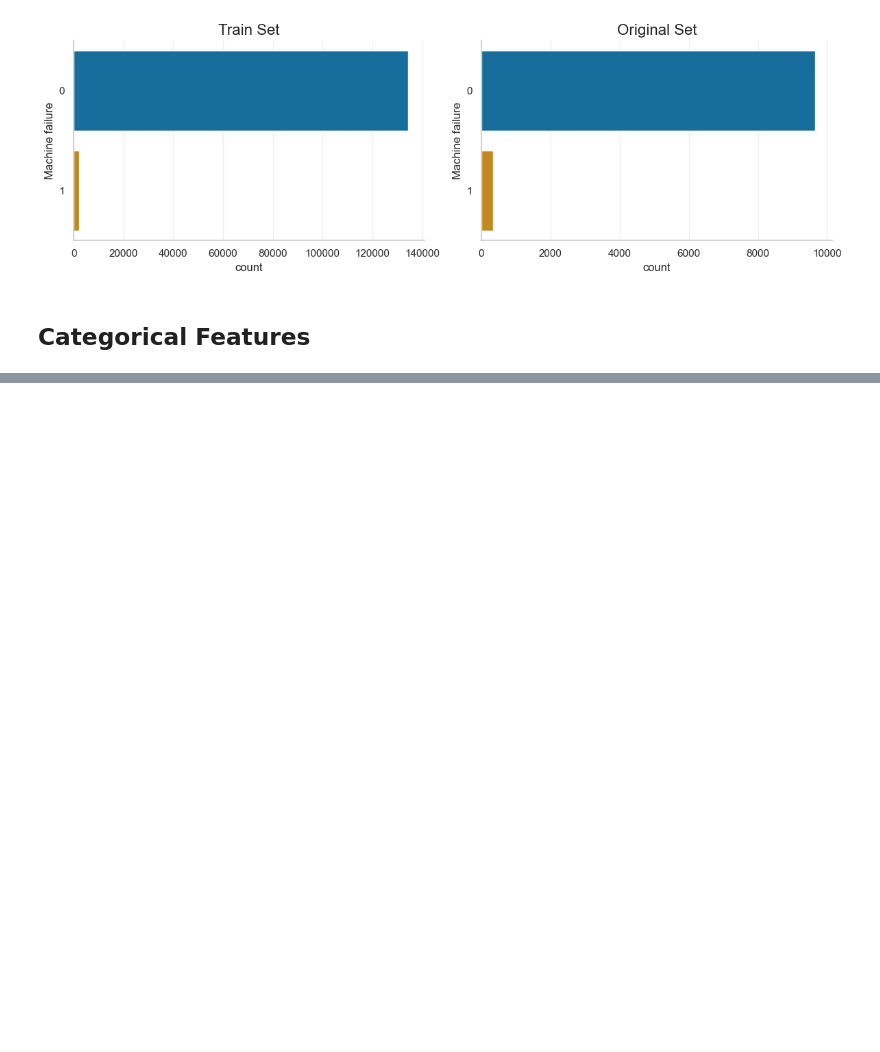
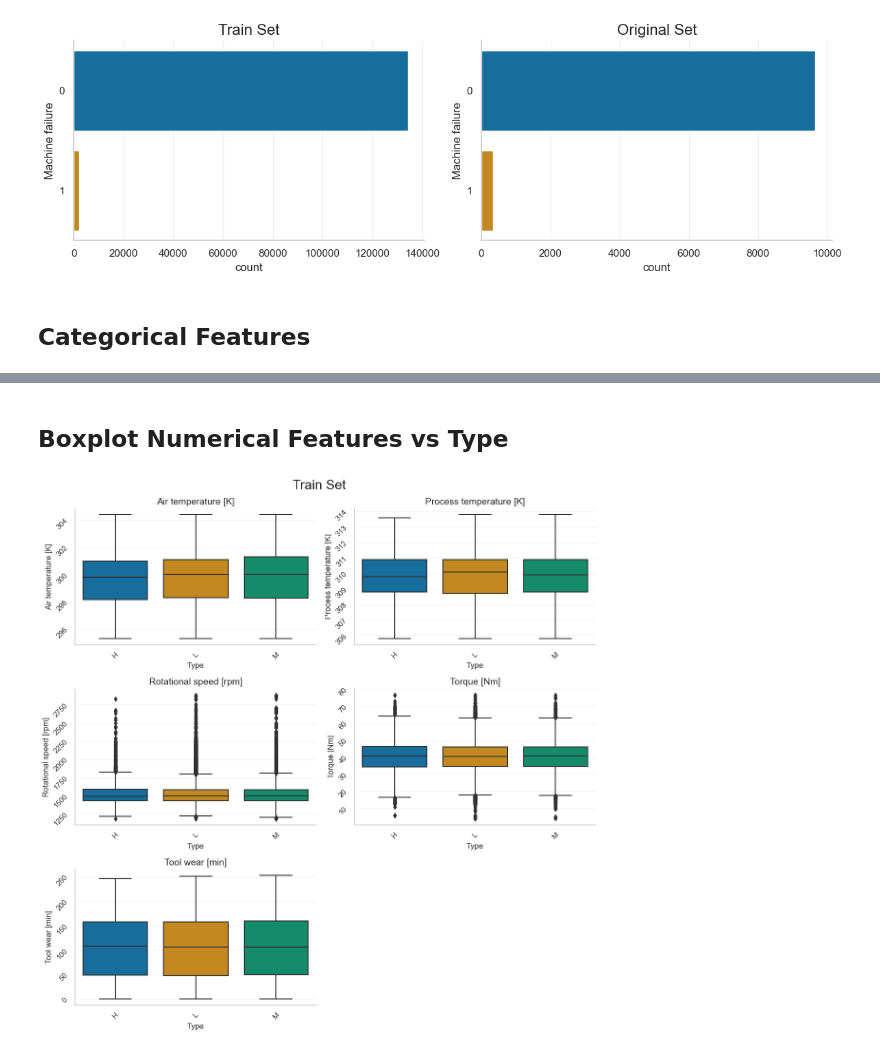
Before and after one commit to ruetha/kaggle_challenges, a Jupyter notebook: notebooks/s3e17_machine_failures.ipynb, the cells around one changed output, grey strips where cells are left out. Cells and saved outputs as stored; diff of their text form; code cells hidden in the pictures; blank space fills up the shorter version.

```diff
--- a/notebooks/s3e17_machine_failures.ipynb
+++ b/notebooks/s3e17_machine_failures.ipynb
@@ -267,0 +304,29 @@ plt.show()
+# %% [markdown]
+## Boxplot Numerical Features vs Type
+# %%
+figure, ax = plt.subplots(3, 2, figsize=(12, 12))
+ax = ax.flatten()
+
+# create a list to exclude categorical features and the label
+exclude_columns = ['Product ID', 'Type', 'Machine failure', 'TWF', 'HDF', 'PWF', 'OSF', 'RNF']
+
+for index, col_name in enumerate([col for col in train_data.columns if col not in exclude_columns]):
+
+    sns.boxplot(data=train_data,
+                x='Type',
+                y=col_name,
+                ax=ax[index])
+
+    ax[index].set_title(col_name, fontsize=14)
+
+    ax[index].tick_params(labelrotation=45)
+
+plt.suptitle('Train Set', fontsize=20)
+
+# Remove the empty subplots
+figure.delaxes(ax[-1])
+
+plt.tight_layout()
+plt.show()
+# %% [output]
+[figure, added]
```
Also changed, not shown: parts of 9 cells of this notebook, 1 other file.
